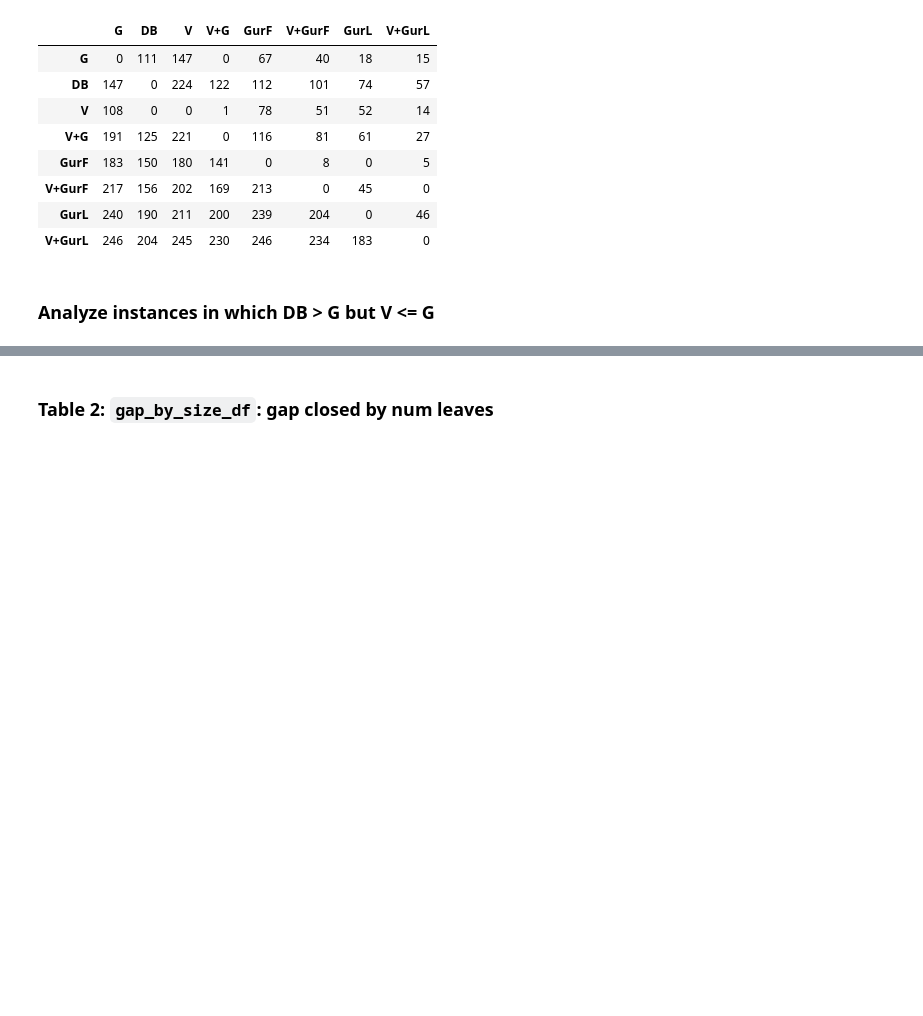
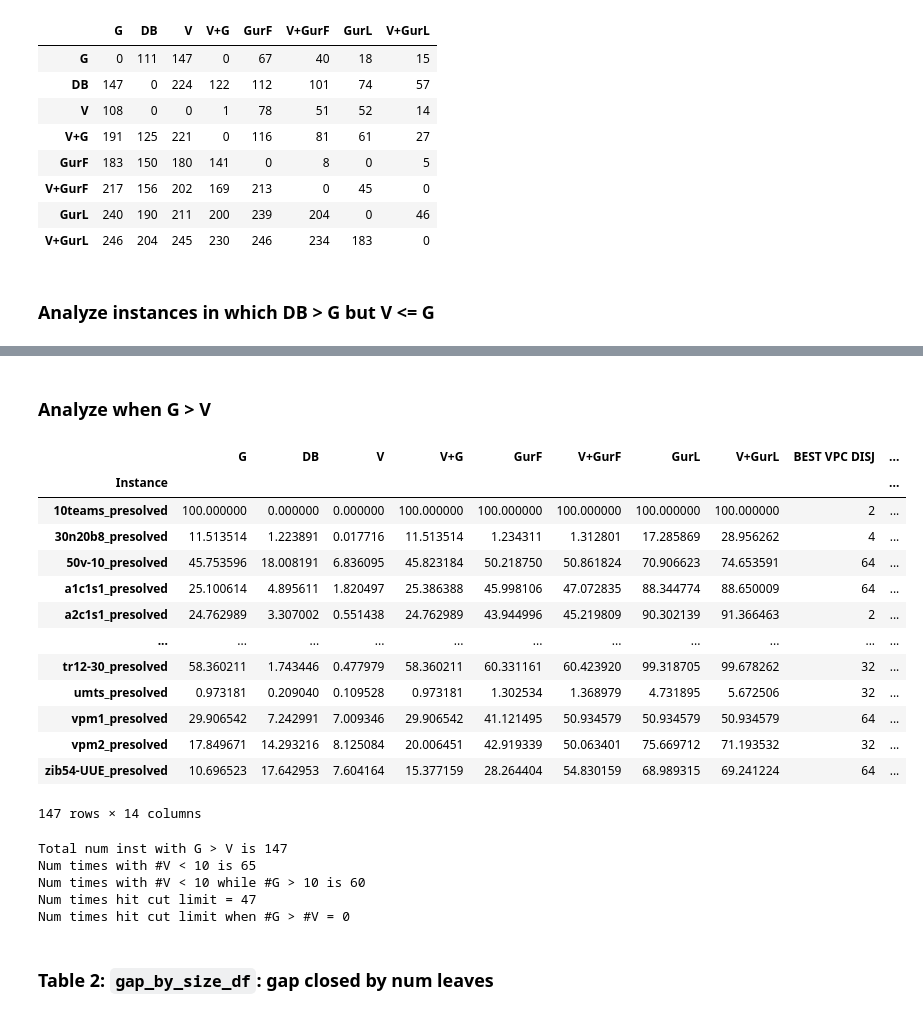
Before and after one commit to akazachk/vpc, a Jupyter notebook: plots/plots.ipynb, the cells around one changed output, grey strips where cells are left out. Saved outputs shown, nothing was run; the diff lists cells and outputs as text; code cells hidden in the pictures; blank space fills up the shorter version.

Commit message:
Added analysis of when G > V.

```diff
--- a/plots/plots.ipynb
+++ b/plots/plots.ipynb
@@ -1460,3 +1479,47 @@ Num times hit cut limit =  18
+# %% [markdown]
+### Analyze when G > V
+# %%
+col1 = 'G'
+col2 = 'V'
+tmp_df = best_gap_df.loc[best_gap_df[col1] > best_gap_df[col2] + EPS]
+
+display(tmp_df)
+
+inst_depth_set = [(inst,tmp_df.at[inst,'BEST VPC DISJ']) for inst in tmp_df.index]
+
+print("Total num inst with G > V is {:d}".format(len(tmp_df)))
+print("Num times with #V < 10 is {:d}".format(len(tmp_df[(tmp_df['NUM VPC'] < 10)])))
+print("Num times with #V < 10 while #G > 10 is {:d}".format(len(tmp_df[(tmp_df['NUM VPC'] < 10) & (tmp_df['NUM GMIC'] > 10)])))
+# print("Num times with #V < 10 is {:d}".format(sum(tmp_df['NUM VPC'] < 10)))
+
+# print("Num times with V+G = 0% gap closed = {:d}".format(sum(tmp_df['V+G'] == 0.)))
+print("Num times hit cut limit = {:d}".format(sum(df.loc[inst_depth_set,'ExitReason'] == 'CUT_LIMIT')))
+
+tmp_inst_set = tmp_df[(tmp_df['NUM VPC'] < 10) & (tmp_df['NUM GMIC'] > 10)].index
+tmp_inst_depth_set = [(inst,tmp_df.at[inst,'BEST VPC DISJ']) for inst in tmp_inst_set]
+print("Num times hit cut limit when #G > #V = {:d} (should be 0)".format(sum(df.loc[tmp_inst_depth_set,'ExitReason'] == 'CUT_LIMIT')))
+
+# display(df.loc[inst_depth_set])
+# %% [output]
+|  | G | DB | V | V+G | GurF | V+GurF | GurL | V+GurL | BEST VPC DISJ | ... |
+| Instance |  |  |  |  |  |  |  |  |  | ... |
+| 10teams_presolved | 100.000000 | 0.000000 | 0.000000 | 100.000000 | 100.000000 | 100.000000 | 100.000000 | 100.000000 | 2 | ... |
+| 30n20b8_presolved | 11.513514 | 1.223891 | 0.017716 | 11.513514 | 1.234311 | 1.312801 | 17.285869 | 28.956262 | 4 | ... |
+| 50v-10_presolved | 45.753596 | 18.008191 | 6.836095 | 45.823184 | 50.218750 | 50.861824 | 70.906623 | 74.653591 | 64 | ... |
+| a1c1s1_presolved | 25.100614 | 4.895611 | 1.820497 | 25.386388 | 45.998106 | 47.072835 | 88.344774 | 88.650009 | 64 | ... |
+| a2c1s1_presolved | 24.762989 | 3.307002 | 0.551438 | 24.762989 | 43.944996 | 45.219809 | 90.302139 | 91.366463 | 2 | ... |
+| ... | ... | ... | ... | ... | ... | ... | ... | ... | ... | ... |
+| tr12-30_presolved | 58.360211 | 1.743446 | 0.477979 | 58.360211 | 60.331161 | 60.423920 | 99.318705 | 99.678262 | 32 | ... |
+| umts_presolved | 0.973181 | 0.209040 | 0.109528 | 0.973181 | 1.302534 | 1.368979 | 4.731895 | 5.672506 | 32 | ... |
+| vpm1_presolved | 29.906542 | 7.242991 | 7.009346 | 29.906542 | 41.121495 | 50.934579 | 50.934579 | 50.934579 | 64 | ... |
+| vpm2_presolved | 17.849671 | 14.293216 | 8.125084 | 20.006451 | 42.919339 | 50.063401 | 75.669712 | 71.193532 | 32 | ... |
+| zib54-UUE_presolved | 10.696523 | 17.642953 | 7.604164 | 15.377159 | 28.264404 | 54.830159 | 68.989315 | 69.241224 | 64 | ... |
+147 rows × 14 columns
+Total num inst with G > V is 147
+Num times with #V < 10 is 65
+Num times with #V < 10 while #G > 10 is 60
+Num times hit cut limit = 47
+Num times hit cut limit when #G > #V = 0
 # %% [markdown]
 ### Table 2: `gap_by_size_df`: gap closed by num leaves
 # %%
```
Also changed, not shown: parts of 3 cells of this notebook.
